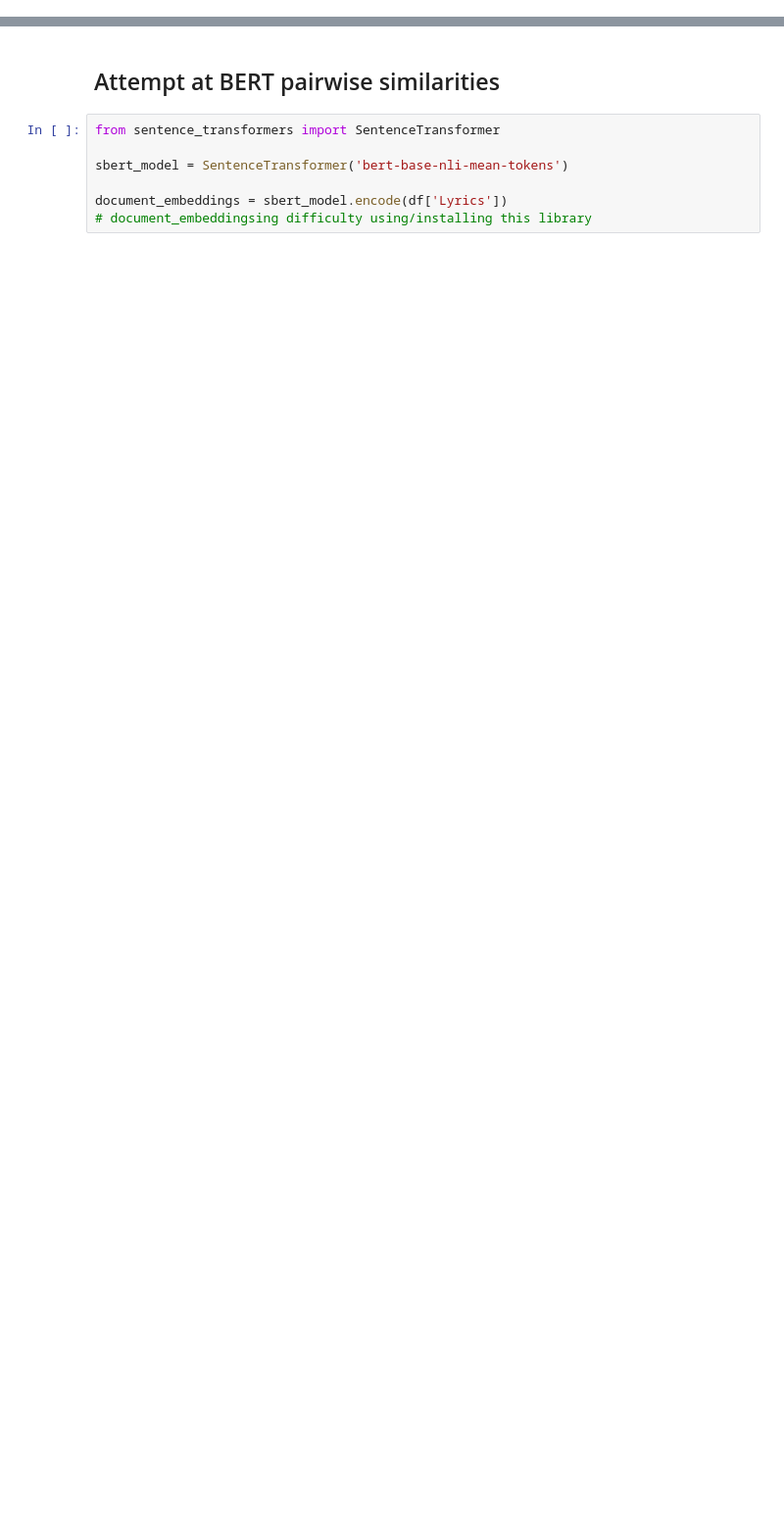
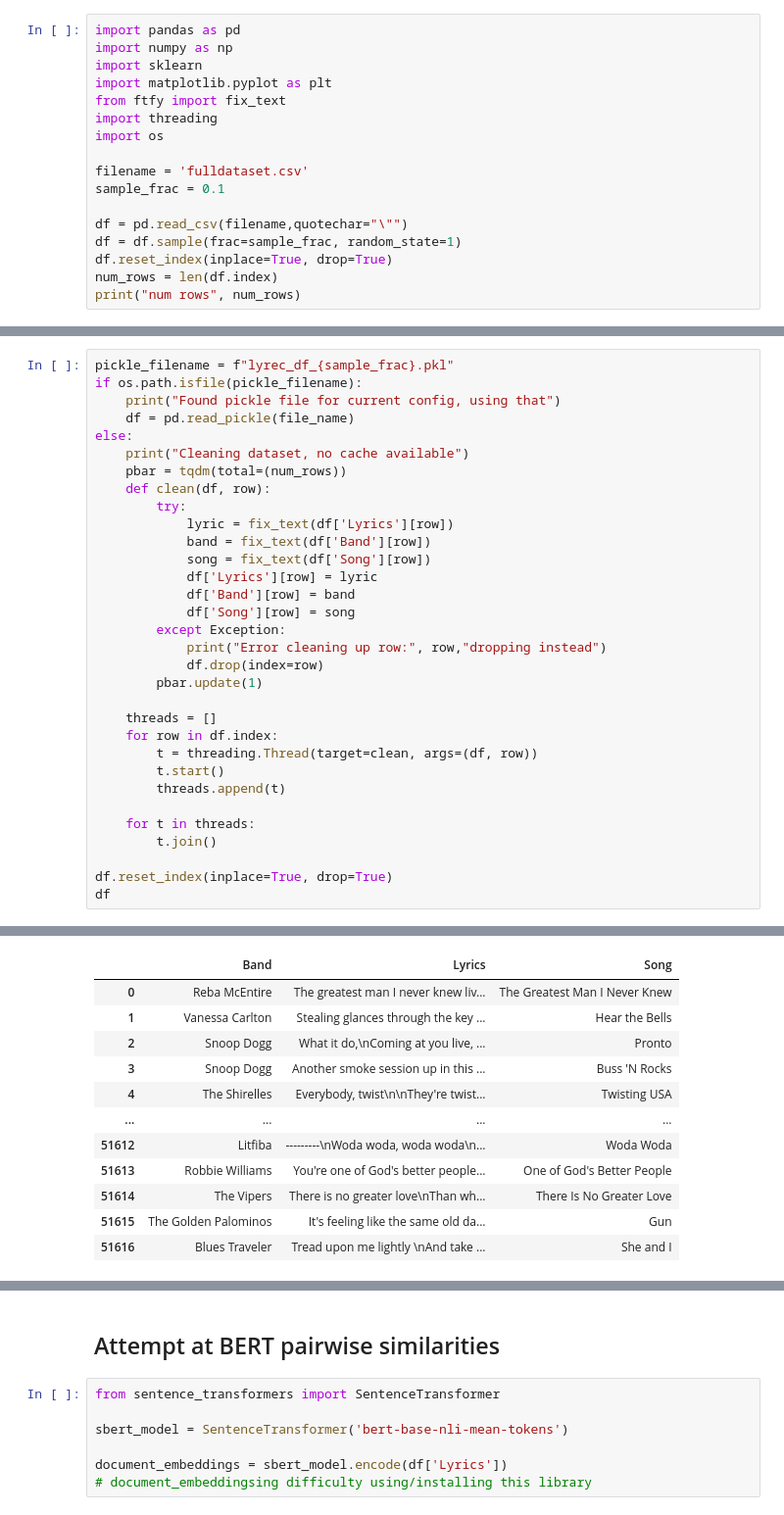
Before and after one commit to aditya-pethe/LyRec, a Jupyter notebook: LyRec.ipynb, the cells around one changed output, grey strips where cells are left out. Shown at 98% size. Saved outputs shown, nothing was run; the diff lists cells and outputs as text; blank space fills up the shorter version.

```diff
--- a/LyRec.ipynb
+++ b/LyRec.ipynb
@@ -23,0 +5,17 @@ df
+# %%
+import pandas as pd
+import numpy as np
+import sklearn
+import matplotlib.pyplot as plt
+from ftfy import fix_text
+import threading
+import os
+
+filename = 'fulldataset.csv'
+sample_frac = 0.1
+
+df = pd.read_csv(filename,quotechar="\"")
+df = df.sample(frac=sample_frac, random_state=1)
+df.reset_index(inplace=True, drop=True)
+num_rows = len(df.index)
+print("num rows", num_rows)
@@ -23,0 +24,33 @@ df
+# %%
+pickle_filename = f"lyrec_df_{sample_frac}.pkl"
+if os.path.isfile(pickle_filename):
+    print("Found pickle file for current config, using that")
+    df = pd.read_pickle(file_name)
+else:
+    print("Cleaning dataset, no cache available")
+    pbar = tqdm(total=(num_rows))
+    def clean(df, row):
+        try:
+            lyric = fix_text(df['Lyrics'][row])
+            band = fix_text(df['Band'][row])
+            song = fix_text(df['Song'][row])
+            df['Lyrics'][row] = lyric
+            df['Band'][row] = band
+            df['Song'][row] = song
+        except Exception:
+            print("Error cleaning up row:", row,"dropping instead")
+            df.drop(index=row)
+        pbar.update(1)
+
+    threads = []
+    for row in df.index:
+        t = threading.Thread(target=clean, args=(df, row))
+        t.start()
+        threads.append(t)
+
+    for t in threads:
+        t.join()
+
+df.reset_index(inplace=True, drop=True)
+df
+# %% [output]
@@ -23,0 +59,12 @@ df
+|  | Band | Lyrics | Song |
+| 0 | Reba McEntire | The greatest man I never knew liv... | The Greatest Man I Never Knew |
+| 1 | Vanessa Carlton | Stealing glances through the key ... | Hear the Bells |
+| 2 | Snoop Dogg | What it do,\nComing at you live, ... | Pronto |
+| 3 | Snoop Dogg | Another smoke session up in this ... | Buss 'N Rocks |
+| 4 | The Shirelles | Everybody, twist\n\nThey're twist... | Twisting USA |
+| ... | ... | ... | ... |
+| 51612 | Litfiba | ---------\nWoda woda, woda woda\n... | Woda Woda |
+| 51613 | Robbie Williams | You're one of God's better people... | One of God's Better People |
+| 51614 | The Vipers | There is no greater love\nThan wh... | There Is No Greater Love |
+| 51615 | The Golden Palominos | It's feeling like the same old da... | Gun |
+| 51616 | Blues Traveler | Tread upon me lightly \nAnd take ... | She and I |
```
Also changed, not shown: parts of 12 cells of this notebook, 1 other file.
